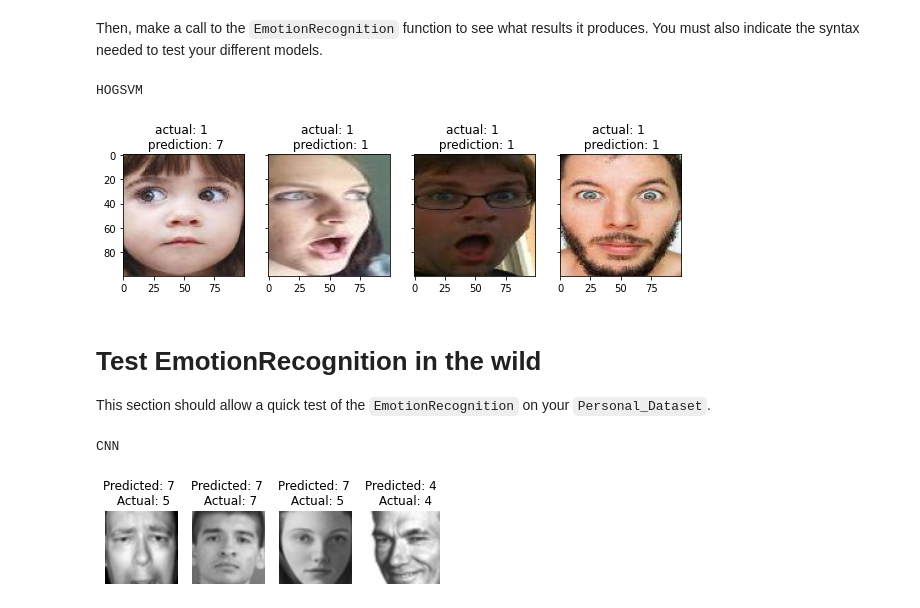
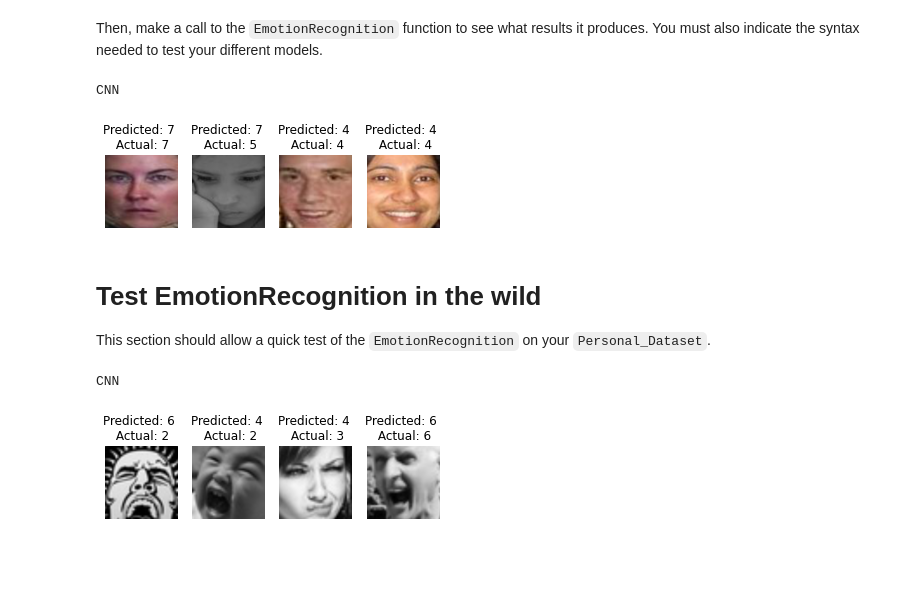
Before and after one commit to dardan-gashi01/Facial-Emotion-Recognition, a Jupyter notebook: test_functions.ipynb, the cells around one changed output. Drawn from its saved outputs; the diff is of its cells as text; code cells hidden in the pictures; blank space fills up the shorter version.

```diff
--- a/test_functions.ipynb
+++ b/test_functions.ipynb
@@ -26,7 +26,7 @@ import os
 # TODO: Fill in the Google Drive path where you uploaded the CW_folder_UG
 # Example: GOOGLE_DRIVE_PATH_AFTER_MYDRIVE = 'Colab Notebooks/Computer Vision/CW_folder_UG'
 
-GOOGLE_DRIVE_PATH_AFTER_MYDRIVE = 'Colab Notebooks/CW_Folder_UG/CW_Folder_UG'
+GOOGLE_DRIVE_PATH_AFTER_MYDRIVE = 'Colab Notebooks/CW_Folder_UG'
 GOOGLE_DRIVE_PATH = os.path.join('drive', 'My Drive', GOOGLE_DRIVE_PATH_AFTER_MYDRIVE)
 print(os.listdir(GOOGLE_DRIVE_PATH))
 # %% [output]
@@ -109,8 +113,8 @@ def dataFolder2(trainImgPath, testImgPath, trainLabelPath, testLabelPath):
 # %%
 dataFolder2('train', 'test', 'labels/list_label_train.txt', 'labels/list_label_test.txt')
 # %%
+#this is loading the images and labels from our folder into the X and y. This code was taken from the lab 7 tutorial where they loaded the images and labels
 def import_selected_data(path, label_list):
-    """Load images and labels from selected directories"""
     images = []
     labels = []
 
@@ -289,18 +307,18 @@ Then, make a call to the `EmotionRecognition` function to see what results it pr
 # %%
 # Syntax for the next function is the following:
 #
 # EmotionRecognition(path_to_testset, model_type)
 #
 # where model_type can be one of
 #   - hogsvm
 #   - hogmlp
 #   - cnn
 
 path_to_testset = ('DataFolder')
-EmotionRecognition(path_to_testset, 'hogsvm')
+EmotionRecognition(path_to_testset, 'cnn')
 # %% [output]
-HOGSVM
+CNN
-[figure, old version]
+[figure, new version]
 # %% [markdown]
 # Test EmotionRecognition in the wild
 
@@ -320,4 +338,4 @@ path_to_testset = os.path.join(GOOGLE_DRIVE_PATH, 'Personal_Dataset')
 EmotionRecognition(path_to_testset, 'cnn')
 # %% [output]
 CNN
-[figure, old version]
+[figure, new version]
```
Also changed, not shown: parts of 7 cells of this notebook.
